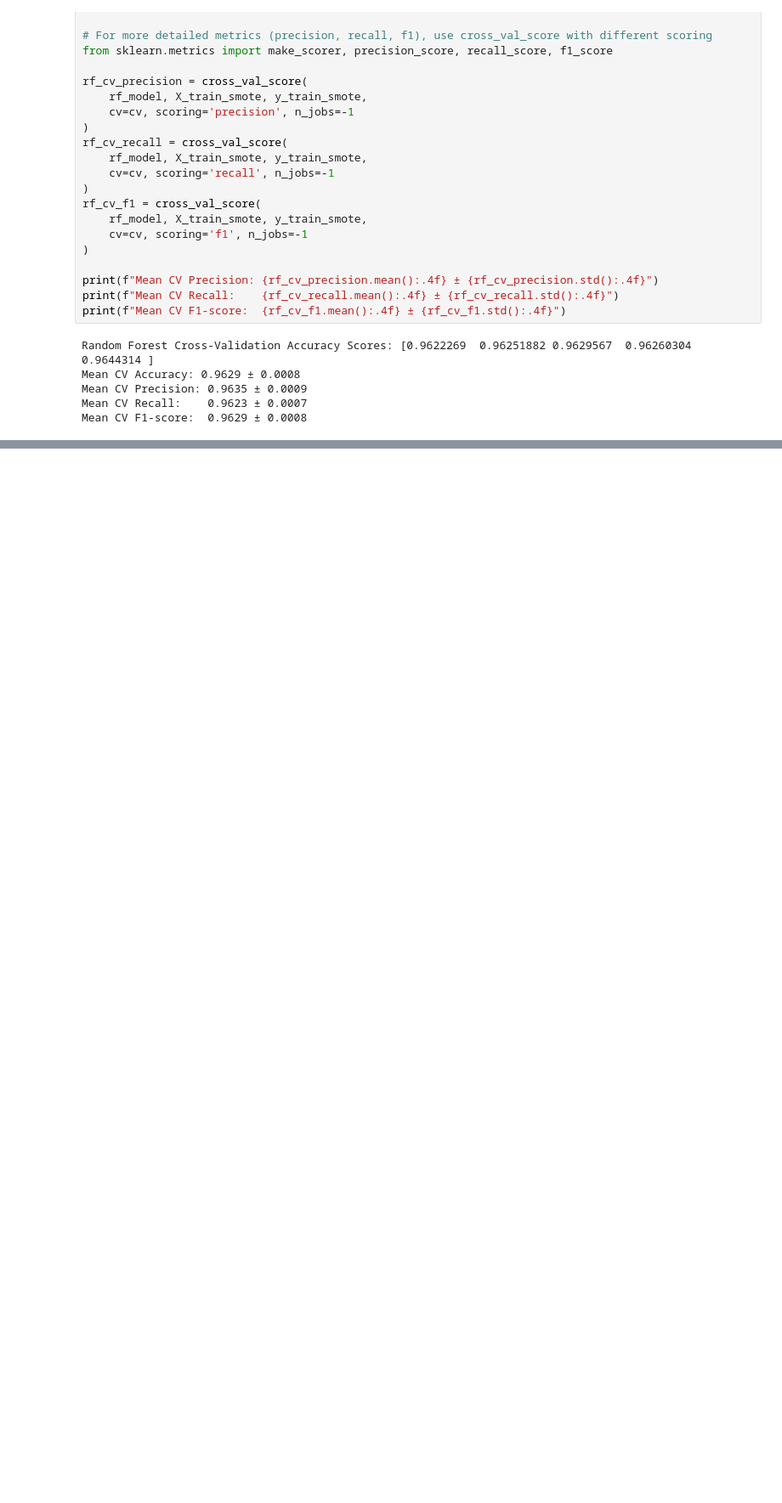
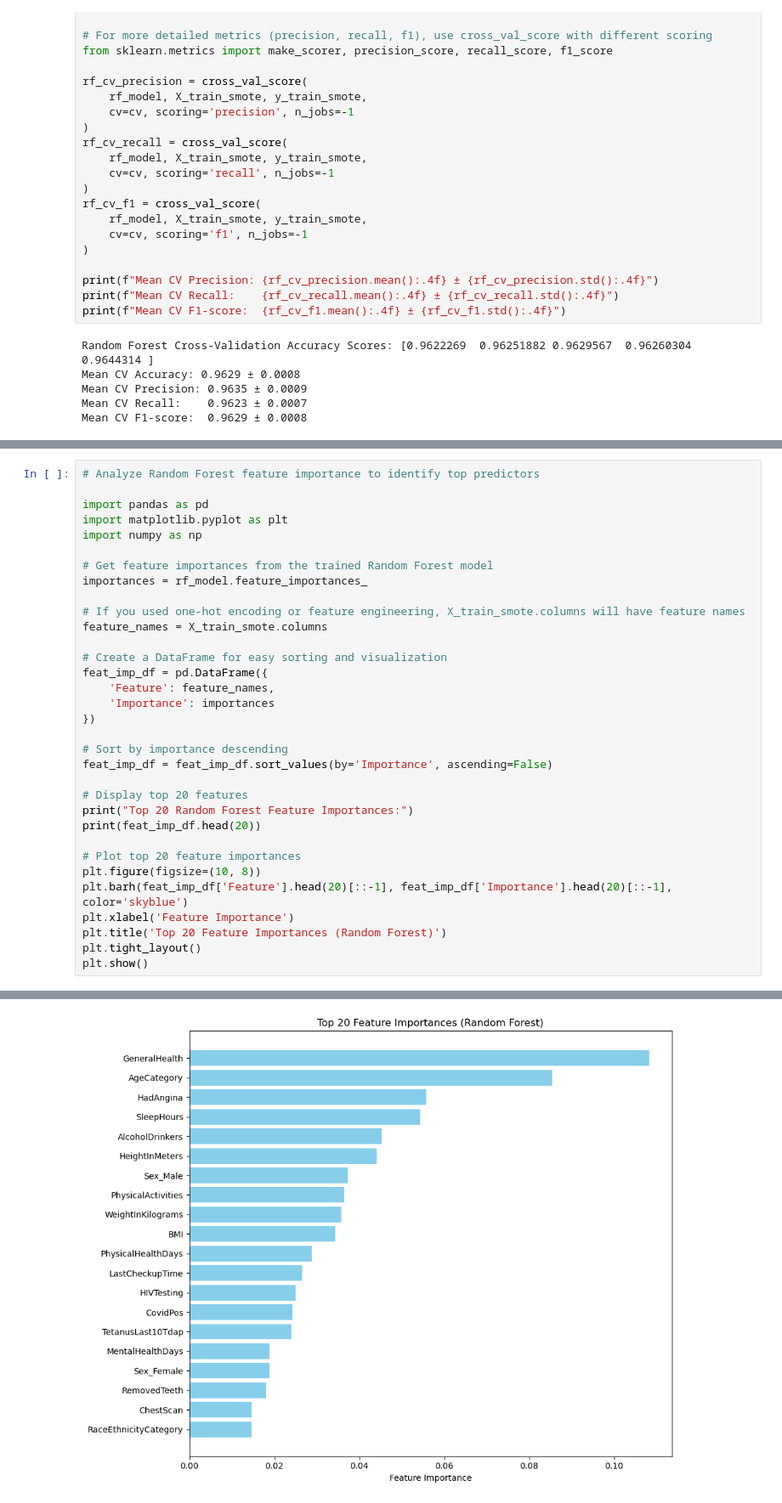
Before and after one commit to makarandkeer/BerkeleyAssignments, a Jupyter notebook: capstone/heart_disease_indicators.ipynb, the cells around one changed output, grey strips where cells are left out. Shown at 85% size. Drawn from its saved outputs; the diff is of its cells as text; blank space fills up the shorter version.

```diff
--- a/capstone/heart_disease_indicators.ipynb
+++ b/capstone/heart_disease_indicators.ipynb
@@ -1543,0 +1546,34 @@ Mean CV F1-score:  0.9629 ± 0.0008
+# %%
+# Analyze Random Forest feature importance to identify top predictors
+
+import pandas as pd
+import matplotlib.pyplot as plt
+import numpy as np
+
+# Get feature importances from the trained Random Forest model
+importances = rf_model.feature_importances_
+
+# If you used one-hot encoding or feature engineering, X_train_smote.columns will have feature names
+feature_names = X_train_smote.columns
+
+# Create a DataFrame for easy sorting and visualization
+feat_imp_df = pd.DataFrame({
+    'Feature': feature_names,
+    'Importance': importances
+})
+
+# Sort by importance descending
+feat_imp_df = feat_imp_df.sort_values(by='Importance', ascending=False)
+
+# Display top 20 features
+print("Top 20 Random Forest Feature Importances:")
+print(feat_imp_df.head(20))
+
+# Plot top 20 feature importances
+plt.figure(figsize=(10, 8))
+plt.barh(feat_imp_df['Feature'].head(20)[::-1], feat_imp_df['Importance'].head(20)[::-1], color='skyblue')
+plt.xlabel('Feature Importance')
+plt.title('Top 20 Feature Importances (Random Forest)')
+plt.tight_layout()
+plt.show()
+# %% [output]
@@ -1543,0 +1597 @@ Mean CV F1-score:  0.9629 ± 0.0008
+[figure, added]
```
Also changed, not shown: parts of 7 cells of this notebook, 1 other file.
